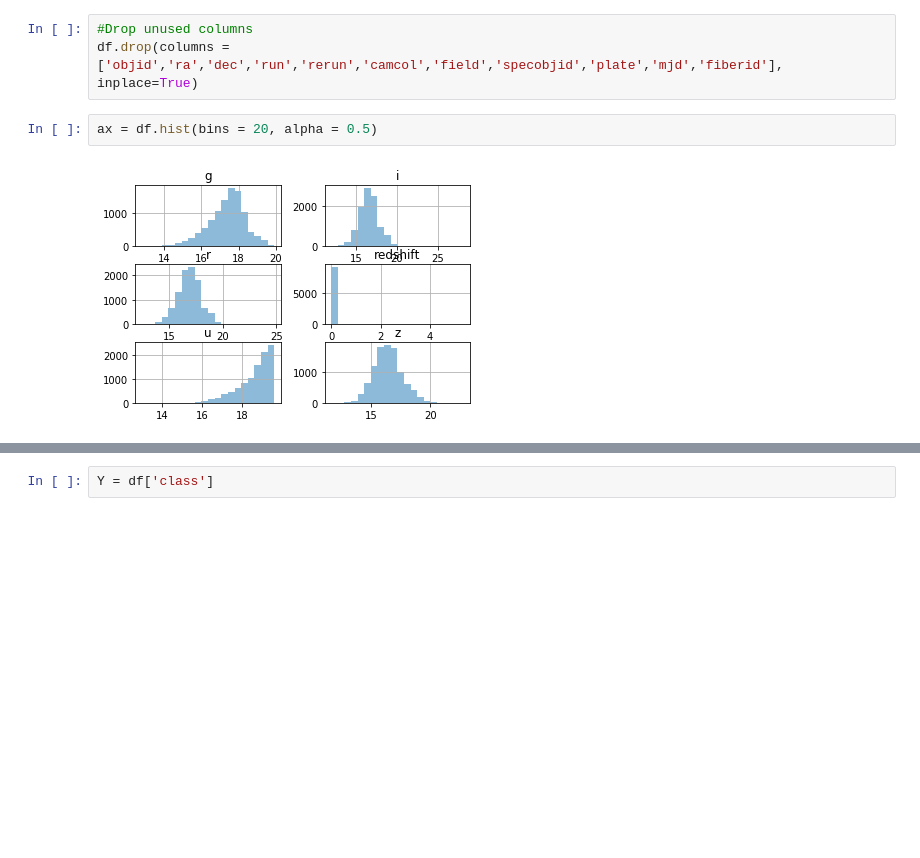
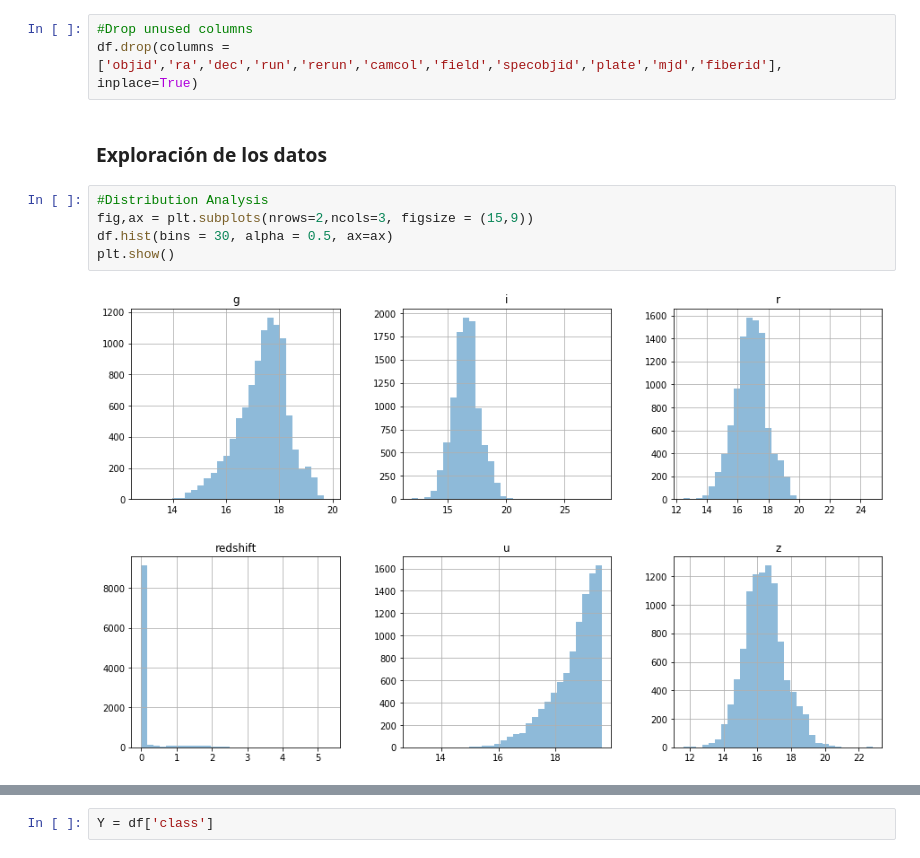
Before and after one commit to eduvera/INFO257_IA, a Jupyter notebook: practica1/Tarea practica.ipynb, the cells around one changed output, grey strips where cells are left out. Saved outputs shown, nothing was run; the diff lists cells and outputs as text; blank space fills up the shorter version.

```diff
--- a/practica1/Tarea practica.ipynb
+++ b/practica1/Tarea practica.ipynb
@@ -71,7 +93,12 @@ Following data will not be used because they do not describe object characterist
 # %%
 #Drop unused columns
 df.drop(columns = ['objid','ra','dec','run','rerun','camcol','field','specobjid','plate','mjd','fiberid'], inplace=True)
-# %%
-ax = df.hist(bins = 20, alpha = 0.5)
-# %% [output]
-[figure, removed]
+# %% [markdown]
+### Exploración de los datos
+# %%
+#Distribution Analysis
+fig,ax = plt.subplots(nrows=2,ncols=3, figsize = (15,9))
+df.hist(bins = 30, alpha = 0.5, ax=ax)
+plt.show()
+# %% [output]
+[figure, added]
```
Also changed, not shown: parts of 41 cells of this notebook.
